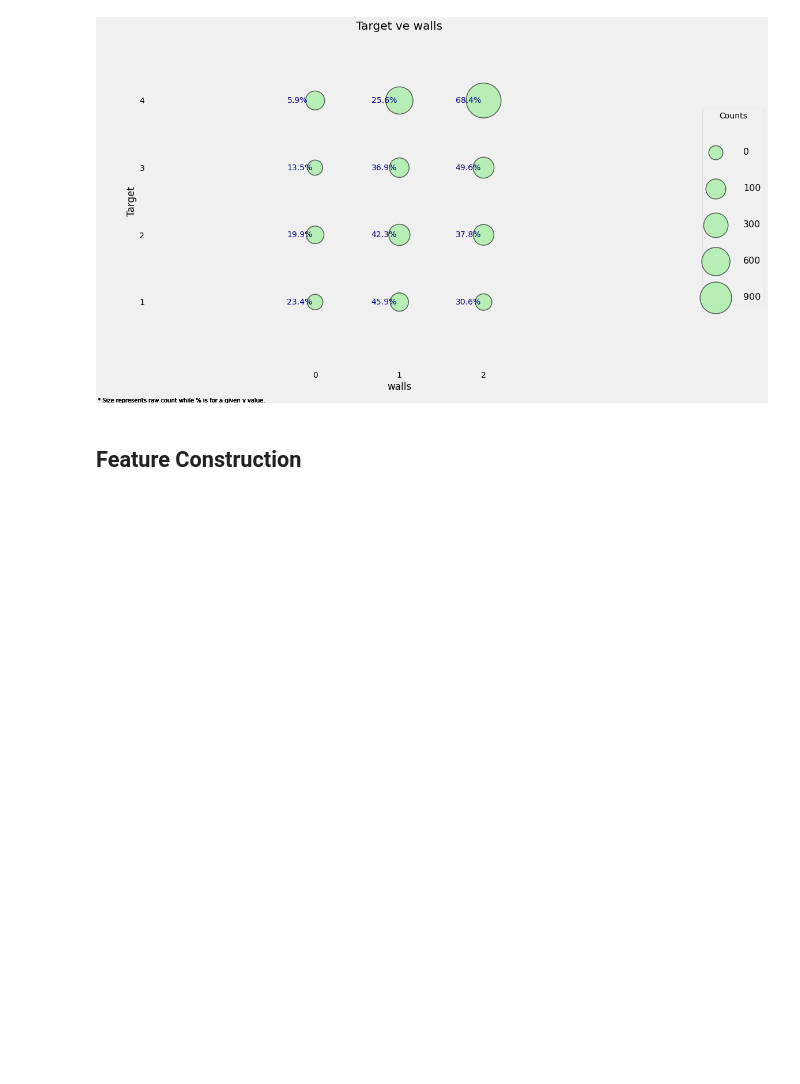
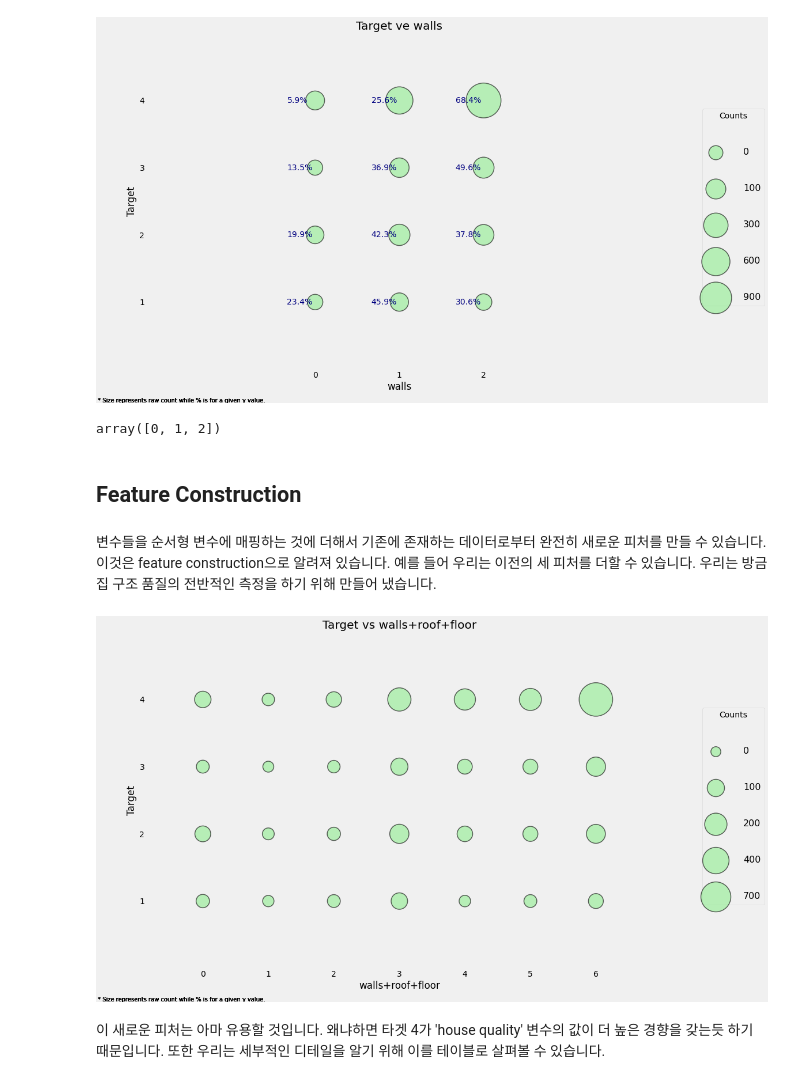
Before and after one commit to stk346/Kaggle, a Jupyter notebook: Costa Rican Household Poverty Level Prediction/A_Complete_Introduction_and_Walkthrough.ipynb, the cells around one changed output. Drawn from its saved outputs; the diff is of its cells as text; code cells hidden in the pictures; blank space fills up the shorter version.

Commit message:
household variable까지 완료

```diff
--- a/Costa Rican Household Poverty Level Prediction/A_Complete_Introduction_and_Walkthrough.ipynb
+++ b/Costa Rican Household Poverty Level Prediction/A_Complete_Introduction_and_Walkthrough.ipynb
@@ -849,7 +852,7 @@ def plot_categoricals(x, y, data, annotate = True):
     plt.xlim((counts[x].min() - (6 / counts[x].nunique()), counts[x].max() + (6 / counts[x].nunique())))
     plt.ylim((counts[y].min() - (4 / counts[y].nunique()), counts[y].max() + (4 / counts[y].nunique())))
     plt.grid(None)
-    plt.xlabel(f"{x}"); plt.ylabel(f"{y}"); plt.title(f"{y} ve {x}");
+    plt.xlabel(f"{x}"); plt.ylabel(f"{y}"); plt.title(f"{y} vs {x}");
 # %%
 raw_counts = pd.DataFrame(data.groupby('Target')['rez_esc'].value_counts(normalize = False))
 raw_counts.head()
@@ -1171,0 +1186,4 @@ plt.title('Household size vs number of persons living in the household');
+# %%
+# 가족 구성원 수 - 집의 사이즈 -> 클 수록 구성원 대비 집의 면적이 넓다는 뜻임
+heads['hhsize-diff'] = heads['tamviv'] - heads['hhsize']
+heads['hhsize-diff'].unique()
@@ -1265,5 +1308,20 @@ heads = heads.drop(columns = ['etecho1', 'etecho2', 'etecho3'])
 # Floor ordinal variable
 heads['floor'] = np.argmax(np.array(heads[['eviv1', 'eviv2', 'eviv3']]), axis = 1)
 # heads = heads.drop(columns = ['eviv1', 'eviv2', 'eviv3'])
+# %%
+heads['floor'].unique()
+# %% [output]
+array([0, 1, 2])
 # %% [markdown]
 ## Feature Construction
+# %% [markdown]
+변수들을 순서형 변수에 매핑하는 것에 더해서 기존에 존재하는 데이터로부터 완전히 새로운 피처를 만들 수 있습니다. 이것은 feature construction으로 알려져 있습니다. 예를 들어 우리는 이전의 세 피처를 더할 수 있습니다. 우리는 방금 집 구조 품질의 전반적인 측정을 하기 위해 만들어 냈습니다.
+# %%
+# Create new feature
+heads['walls+roof+floor'] = heads['walls'] + heads['roof'] + heads['floor']
+
+plot_categoricals('walls+roof+floor', 'Target', heads, annotate=False)
+# %% [output]
+[figure, added]
+# %% [markdown]
+이 새로운 피처는 아마 유용할 것입니다. 왜냐하면 타겟 4가 'house quality' 변수의 값이 더 높은 경향을 갖는듯 하기 때문입니다. 또한 우리는 세부적인 디테일을 알기 위해 이를 테이블로 살펴볼 수 있습니다.
```
Also changed, not shown: parts of 69 cells of this notebook.
